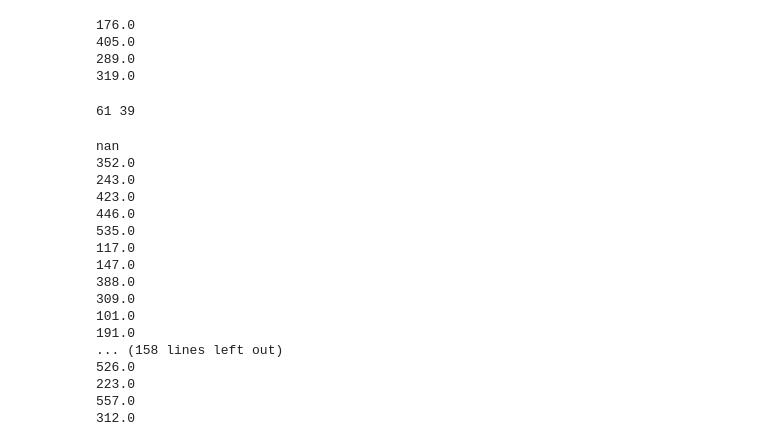
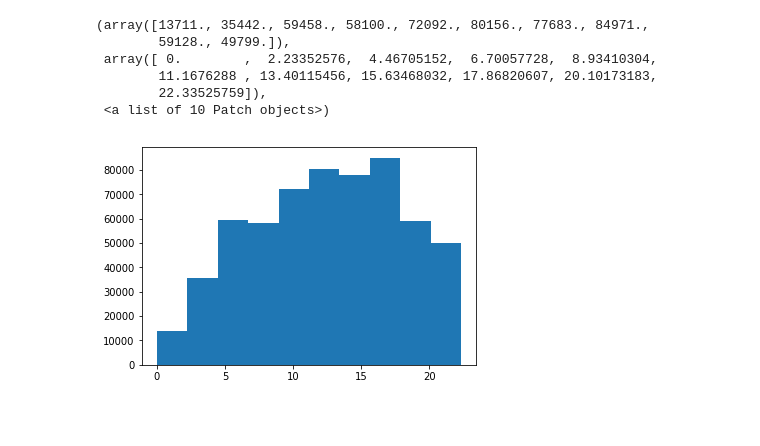
Before and after one commit to zakopuro/kaggle_IEEE_fraud_Detection, a Jupyter notebook: notebook/EDA.ipynb, the cells around one changed output. Cells and saved outputs as stored; diff of their text form; code cells hidden in the pictures; blank space fills up the shorter version.

```diff
--- a/notebook/EDA.ipynb
+++ b/notebook/EDA.ipynb
@@ -60,47 +67,11 @@ sns.countplot(x="card2",hue = "isFraud", data=df_train)
-# %%
-for card2 in df_train['card2'].unique():
-    num_0 = len(df_train[(df_train['isFraud'] == 0) & (df_train['card2'] == card2)])
-    num_1 = len(df_train[(df_train['isFraud'] == 1) & (df_train['card2'] == card2)])
-    if num_0 == 0:
-        num_0 = 0.01
-    isf_per = num_1/num_0
-    if isf_per > 0.5:
-        print(card2)
-# %% [output]
-176.0
-405.0
-289.0
-319.0
-# %%
-card2 = [176,405,289,319]
-num_0 = len(df_train[(df_train['isFraud'] == 0) & (df_train['card2'] == card2)])
-num_1 = len(df_train[(df_train['isFraud'] == 1) & (df_train['card2'] == card2)])
-print(num_0,num_1)
-# %% [output]
-61 39
-# %%
-for card2 in df_train['card2'].unique():
-    num_0 = len(df_train[(df_train['isFraud'] == 0) & (df_train['card2'] == card2)])
-    num_1 = len(df_train[(df_train['isFraud'] == 1) & (df_train['card2'] == card2)])
-#     isf_per = num_1/num_0
-    if num_1 == 0:
-        print(card2)
-        print()
-# %% [output]
-nan
-352.0
-243.0
-423.0
-446.0
-535.0
-117.0
-147.0
-388.0
-309.0
-101.0
-191.0
-... (158 lines left out)
-526.0
-223.0
-557.0
-312.0
+# %%
+x,_ = stats.boxcox(df_train['card1_count'])
+plt.hist(x)
+# %% [output]
+(array([13711., 35442., 59458., 58100., 72092., 80156., 77683., 84971.,
+        59128., 49799.]),
+ array([ 0.        ,  2.23352576,  4.46705152,  6.70057728,  8.93410304,
+        11.1676288 , 13.40115456, 15.63468032, 17.86820607, 20.10173183,
+        22.33525759]),
+ <a list of 10 Patch objects>)
+[figure, added]
```
Also changed, not shown: parts of 18 cells of this notebook, 20 other files.
